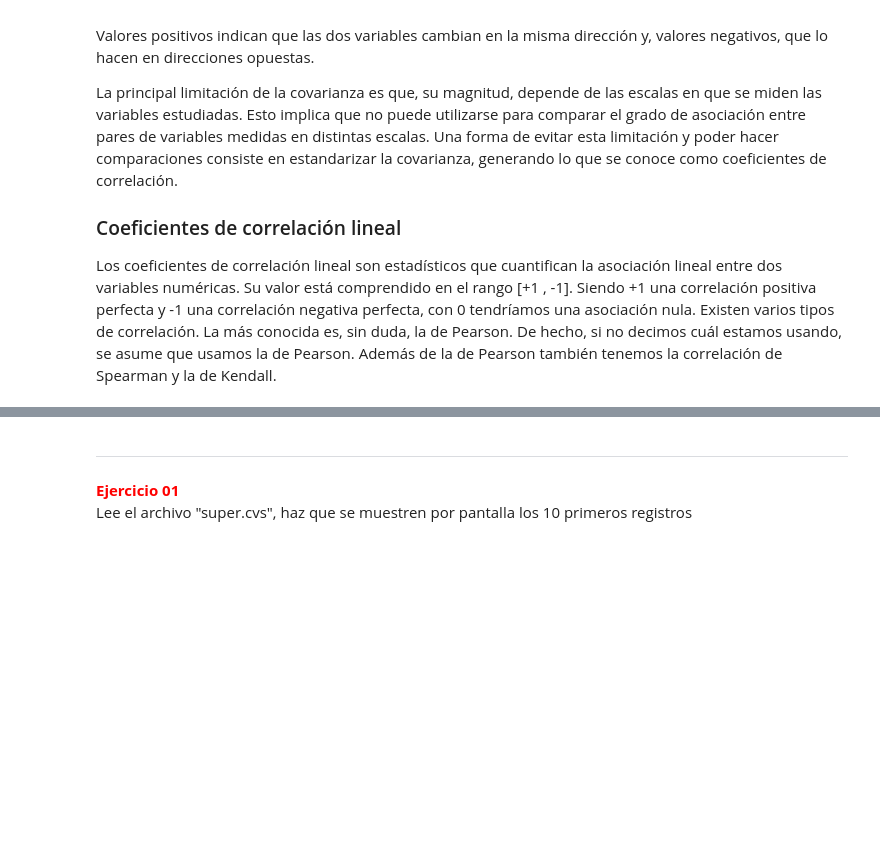
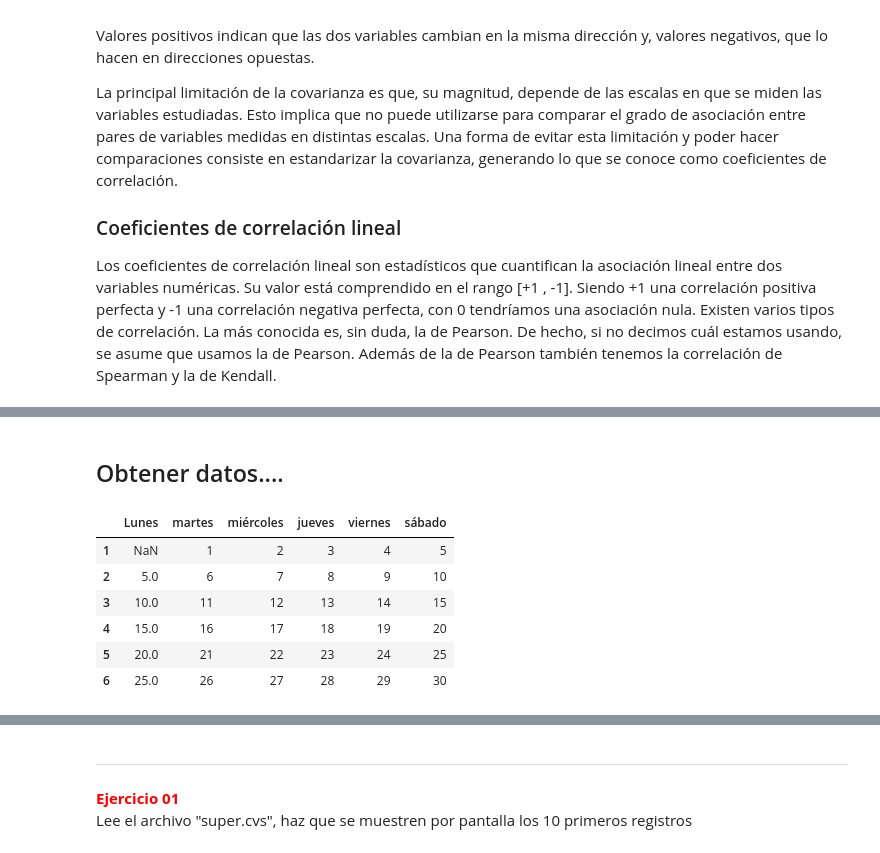
Before and after one commit to dgtrabada/python, a Jupyter notebook: 09_Pandas/01_pandas.ipynb, the cells around one changed output, grey strips where cells are left out. Cells and saved outputs as stored; diff of their text form; code cells hidden in the pictures; blank space fills up the shorter version.

Commit message:
calendario.xlsx

```diff
--- a/09_Pandas/01_pandas.ipynb
+++ b/09_Pandas/01_pandas.ipynb
@@ -779,0 +780,15 @@ plt.show()
+# %% [markdown]
+## Obtener datos....
+# %%
+import pandas as pd
+
+df = pd.read_excel('calendario.xlsx',index_col=0)  #no lea la columna 0
+df
+# %% [output]
+|  | Lunes | martes | miércoles | jueves | viernes | sábado |
+| 1 | NaN | 1 | 2 | 3 | 4 | 5 |
+| 2 | 5.0 | 6 | 7 | 8 | 9 | 10 |
+| 3 | 10.0 | 11 | 12 | 13 | 14 | 15 |
+| 4 | 15.0 | 16 | 17 | 18 | 19 | 20 |
+| 5 | 20.0 | 21 | 22 | 23 | 24 | 25 |
+| 6 | 25.0 | 26 | 27 | 28 | 29 | 30 |
```
Also changed, not shown: parts of 13 cells of this notebook, 1 other file.
